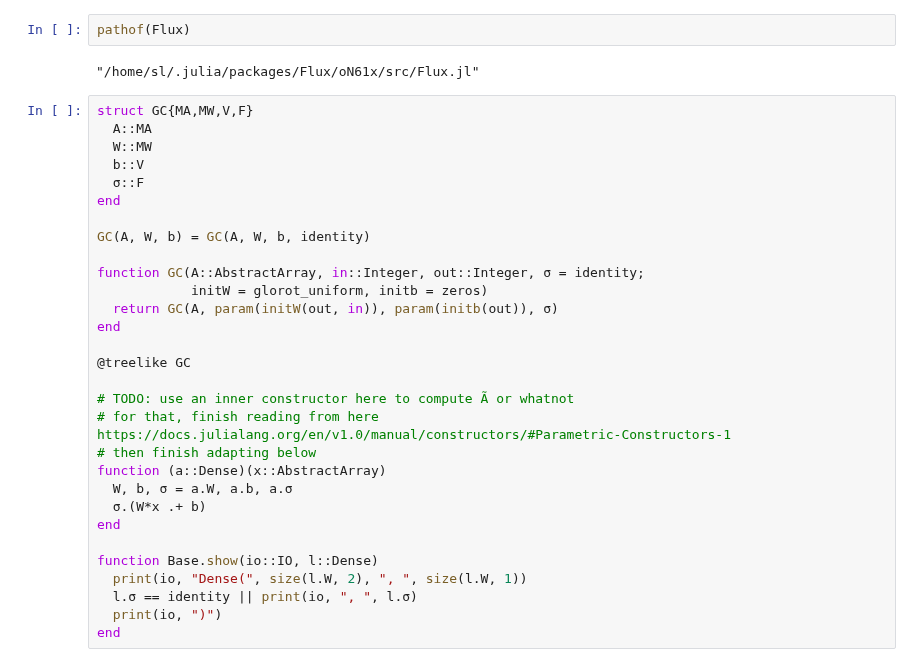
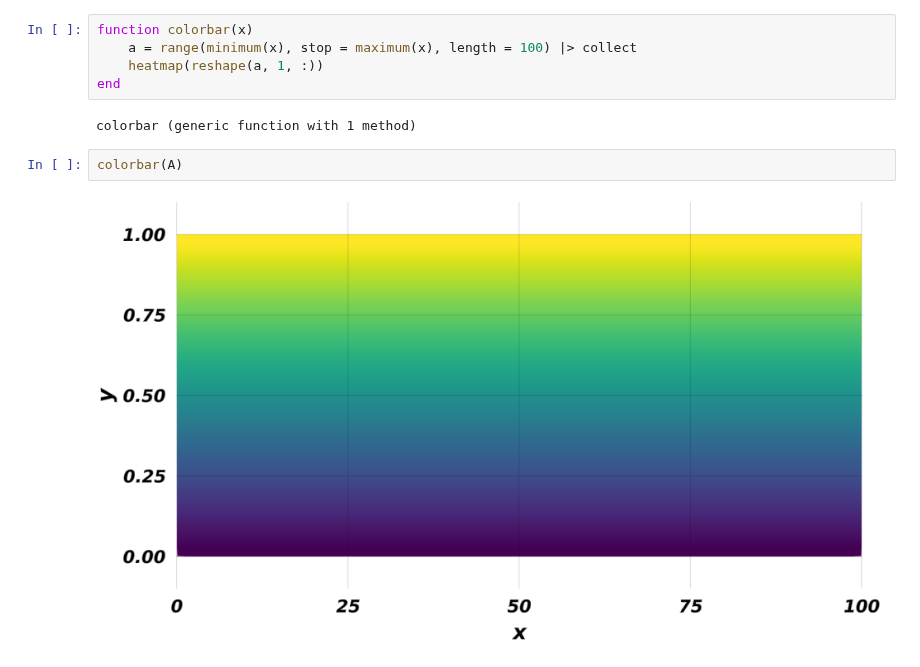
Before and after one commit to ixxi-dante/an2vec, a Jupyter notebook: julia/scratchpad.ipynb, the cells around one changed output. Saved outputs shown, nothing was run; the diff lists cells and outputs as text.

Commit message:
feat/julia: get closer to reimplementing GAE

```diff
--- a/julia/scratchpad.ipynb
+++ b/julia/scratchpad.ipynb
@@ -40,34 +165,11 @@ using Flux
-# %%
-pathof(Flux)
-# %% [output]
-"/home/sl/.julia/packages/Flux/oN61x/src/Flux.jl"
-# %%
-struct GC{MA,MW,V,F}
-  A::MA
-  W::MW
-  b::V
-  σ::F
-end
-
-GC(A, W, b) = GC(A, W, b, identity)
-
-function GC(A::AbstractArray, in::Integer, out::Integer, σ = identity;
-            initW = glorot_uniform, initb = zeros)
-  return GC(A, param(initW(out, in)), param(initb(out)), σ)
-end
-
-@treelike GC
-
-# TODO: use an inner constructor here to compute Ã or whatnot
-# for that, finish reading from here https://docs.julialang.org/en/v1.0/manual/constructors/#Parametric-Constructors-1
-# then finish adapting below
-function (a::Dense)(x::AbstractArray)
-  W, b, σ = a.W, a.b, a.σ
-  σ.(W*x .+ b)
-end
-
-function Base.show(io::IO, l::Dense)
-  print(io, "Dense(", size(l.W, 2), ", ", size(l.W, 1))
-  l.σ == identity || print(io, ", ", l.σ)
-  print(io, ")")
-end
+# %%
+function colorbar(x)
+    a = range(minimum(x), stop = maximum(x), length = 100) |> collect
+    heatmap(reshape(a, 1, :))
+end
+# %% [output]
+colorbar (generic function with 1 method)
+# %%
+colorbar(A)
+# %% [output]
+[figure, added]
```
Also changed, not shown: parts of 23 cells of this notebook.
